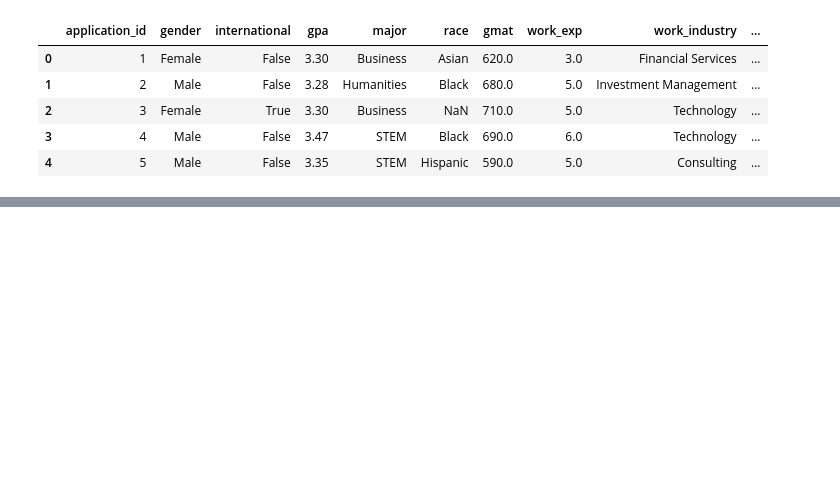
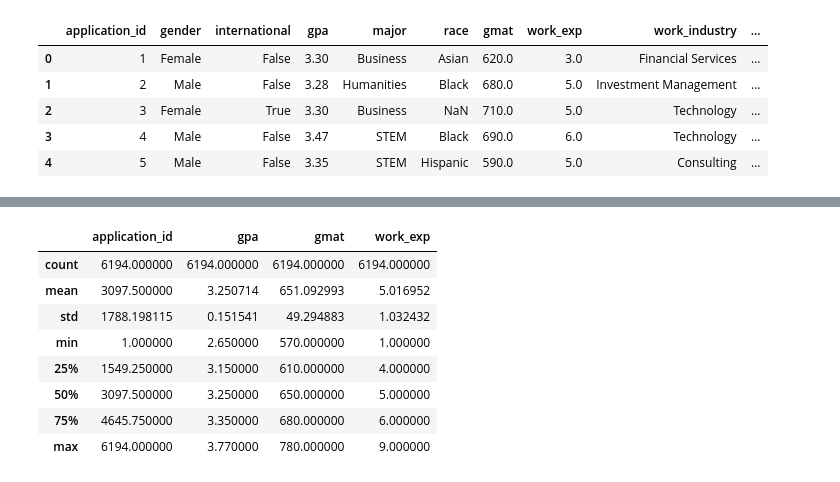
Before and after one commit to saadkhalidabbasi/EDA-Projects, a Jupyter notebook: MBA_Admission_EDA.ipynb, the cells around one changed output, grey strips where cells are left out. Saved outputs shown, nothing was run; the diff lists cells and outputs as text; code cells hidden in the pictures; blank space fills up the shorter version.

```diff
--- a/MBA_Admission_EDA.ipynb
+++ b/MBA_Admission_EDA.ipynb
@@ -22,0 +56,12 @@ df.head()
+# %%
+df.describe()
+# %% [output]
+|  | application_id | gpa | gmat | work_exp |
+| count | 6194.000000 | 6194.000000 | 6194.000000 | 6194.000000 |
+| mean | 3097.500000 | 3.250714 | 651.092993 | 5.016952 |
+| std | 1788.198115 | 0.151541 | 49.294883 | 1.032432 |
+| min | 1.000000 | 2.650000 | 570.000000 | 1.000000 |
+| 25% | 1549.250000 | 3.150000 | 610.000000 | 4.000000 |
+| 50% | 3097.500000 | 3.250000 | 650.000000 | 5.000000 |
+| 75% | 4645.750000 | 3.350000 | 680.000000 | 6.000000 |
+| max | 6194.000000 | 3.770000 | 780.000000 | 9.000000 |
```
Also changed, not shown: parts of 9 cells of this notebook.
